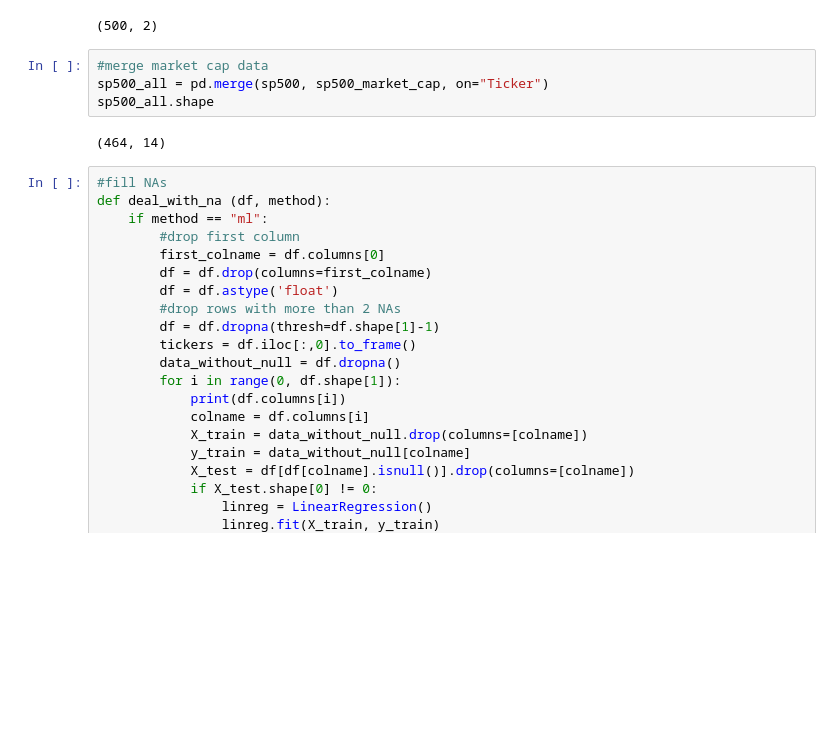
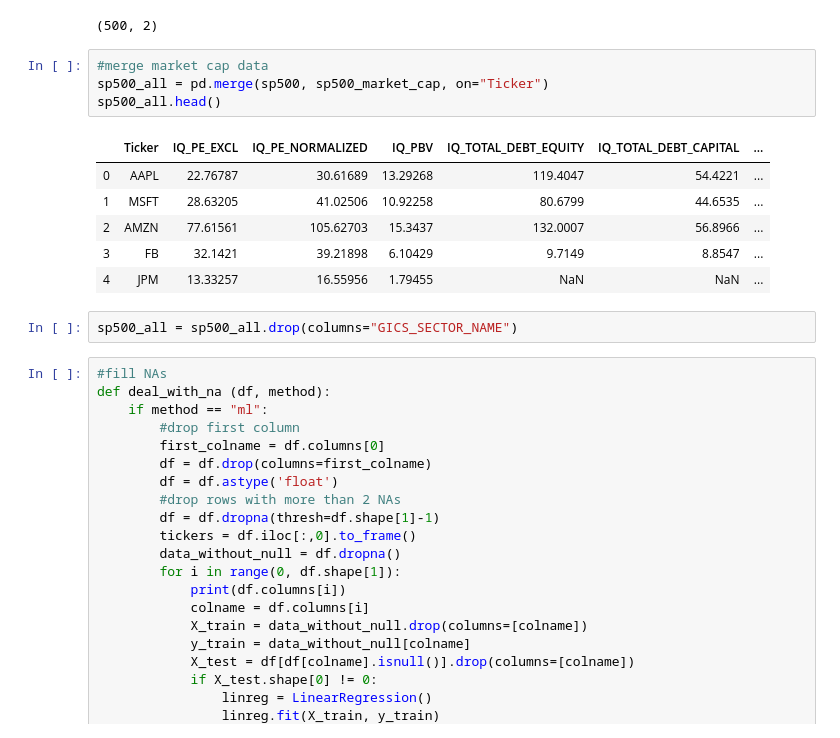
Before and after one commit to ekuo651/Machine-Learning-for-Stock-Selection, a Jupyter notebook: weiqing.ipynb, the cells around one changed output. Saved outputs shown, nothing was run; the diff lists cells and outputs as text; blank space fills up the shorter version.

```diff
--- a/weiqing.ipynb
+++ b/weiqing.ipynb
@@ -86,9 +76,16 @@ sp500_market_cap.shape
 # %%
 #merge market cap data
 sp500_all = pd.merge(sp500, sp500_market_cap, on="Ticker")
-sp500_all.shape
+sp500_all.head()
 # %% [output]
-(464, 14)
+|  | Ticker | IQ_PE_EXCL | IQ_PE_NORMALIZED | IQ_PBV | IQ_TOTAL_DEBT_EQUITY | IQ_TOTAL_DEBT_CAPITAL | ... |
+| 0 | AAPL | 22.76787 | 30.61689 | 13.29268 | 119.4047 | 54.4221 | ... |
+| 1 | MSFT | 28.63205 | 41.02506 | 10.92258 | 80.6799 | 44.6535 | ... |
+| 2 | AMZN | 77.61561 | 105.62703 | 15.3437 | 132.0007 | 56.8966 | ... |
+| 3 | FB | 32.1421 | 39.21898 | 6.10429 | 9.7149 | 8.8547 | ... |
+| 4 | JPM | 13.33257 | 16.55956 | 1.79455 | NaN | NaN | ... |
+# %%
+sp500_all = sp500_all.drop(columns="GICS_SECTOR_NAME")
 # %%
 #fill NAs
 def deal_with_na (df, method):
```
Also changed, not shown: parts of 17 cells of this notebook, 23 other files.
